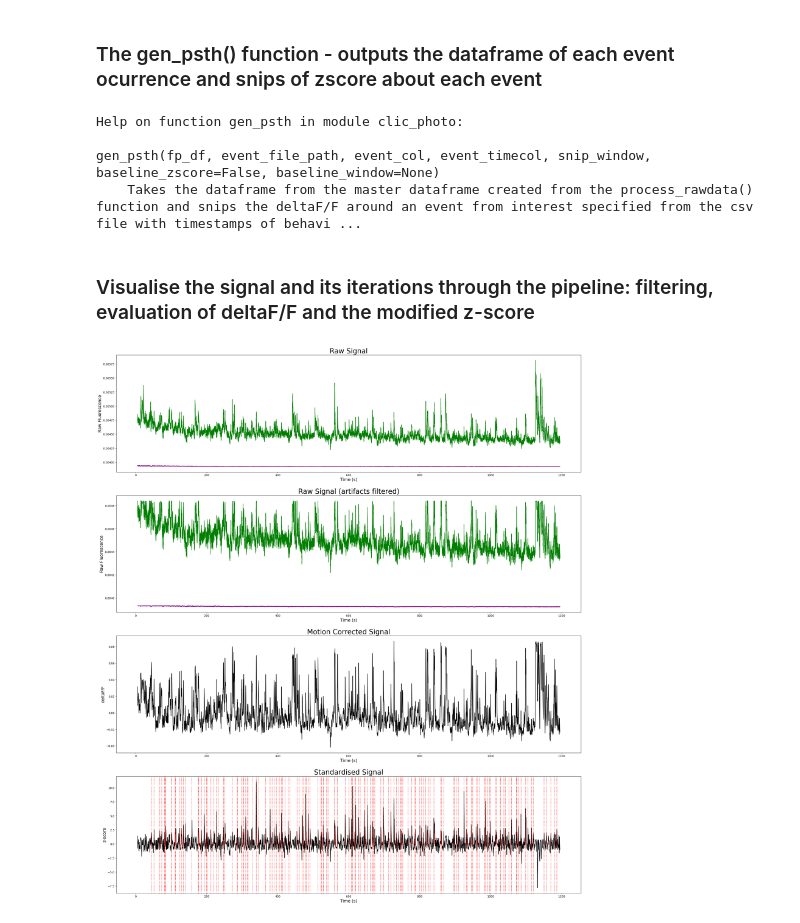
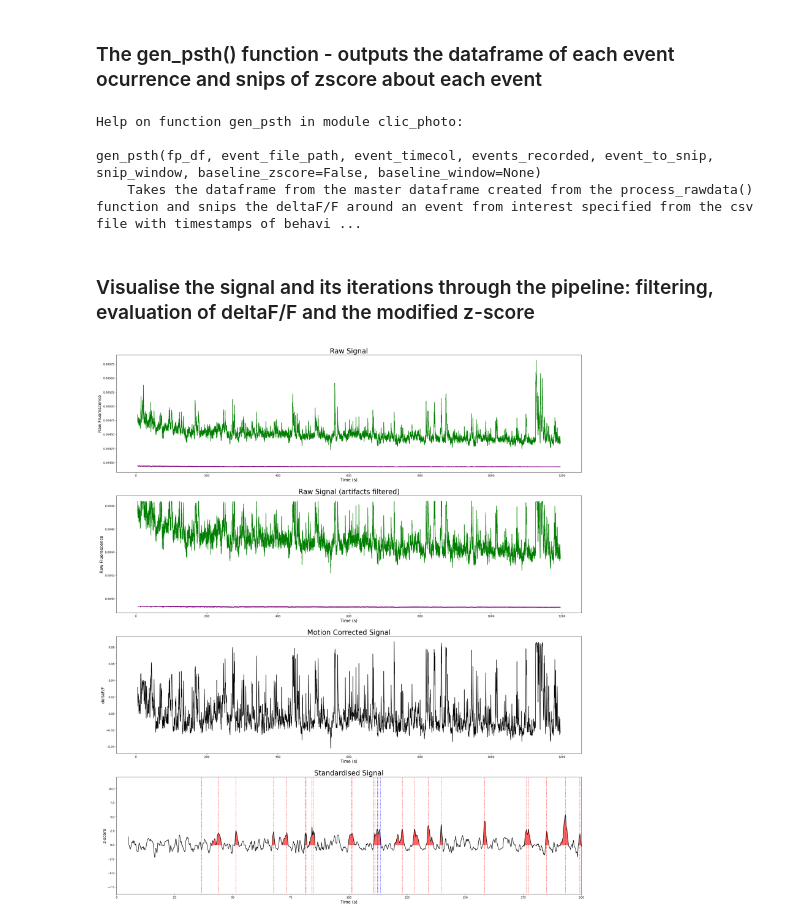
Before and after one commit to D-Joshi-96/CLIC, a Jupyter notebook: CLIC Photo/ClicPhoto_Notebook.ipynb, the cells around one changed output. Drawn from its saved outputs; the diff is of its cells as text; code cells hidden in the pictures.

Commit message:
Update gen_psth()

```diff
--- a/CLIC Photo/ClicPhoto_Notebook.ipynb
+++ b/CLIC Photo/ClicPhoto_Notebook.ipynb
@@ -12,8 +12,9 @@ parameters = {
     "gcamp flag": 2, #LedState column value that represent the Ca-dependent signals
 
     "event file path": r"C:\Users\class\GitHub\CLIC\CLIC Photo\Test Files\Box2_2022_04_04_Rat3", #path of the csv file that records the timestamps of behavioural events of interest.
-    "event column": "cs", #name of the column in the behavioural events file that records the value of the event of interest being "on" and "off"
     "event time column": "tone.Timestamp", #name of the column in the behavioural events file that records the timestamps
+    "events recorded": ["houselight", "al", "il", "cs", "mag"], #column names of the events of interest recorded in the behavioural events file
+    "event to snip": "mag", #the event of interest that you want to generate a psth for
     "snip window": (3, 5), #inside the brackets enter how many seconds before and after each event you want to include in the PSTH
     "snip baseline window": (3,0),
 
@@ -73,19 +74,21 @@ peaky_finder(input_df, spike_threshold, signal='gcamp')
 # %%
 help(gen_psth)
 
-snip = gen_psth(master_df,
-                parameters["event file path"],
-                parameters["event column"],
-                parameters["event time column"],
-                parameters["snip window"])
+event_df, snip_df = gen_psth(master_df,
+                             parameters["event file path"],
+                             parameters["event time column"],
+                             parameters["events recorded"],
+                             parameters["event to snip"],
+                             parameters["snip window"])
 
-# if the snip dataframe is required to be exported, un-comment the appropriate line below
+# if the event and snip dataframes are required to be exported, un-comment the appropriate line below
 
-# snip.to_csv("snip dataframe.csv") # to save as a CSV file
+# event_df.to_csv("event dataframe.csv")
+# snip_df.to_csv("snip dataframe.csv")
 # %% [output]
 Help on function gen_psth in module clic_photo:
 
-gen_psth(fp_df, event_file_path, event_col, event_timecol, snip_window, baseline_zscore=False, baseline_window=None)
+gen_psth(fp_df, event_file_path, event_timecol, events_recorded, event_to_snip, snip_window, baseline_zscore=False, baseline_window=None)
     Takes the dataframe from the master dataframe created from the process_rawdata() function and snips the deltaF/F around an event from interest specified from the csv file with timestamps of behavi ...
 # %% [markdown]
 ### Visualise the signal and its iterations through the pipeline: filtering, evaluation of deltaF/F and the modified z-score
@@ -97,36 +100,36 @@ plt.title("Raw Signal", fontsize = 25)
 sns.lineplot(data = master_df, x = "iso time", y = "iso signal raw", color = "purple")
 sns.lineplot(data = master_df, x = "gcamp time", y = "gcamp signal raw", color = "green")
 plt.ylabel("Raw Fluorescence", fontsize = 15)
 plt.xlabel("Time (s)", fontsize = 15)
 
 plt.subplot(412)
 plt.title("Raw Signal (artifacts filtered)", fontsize = 25)
 sns.lineplot(data = master_df, x = "iso time", y = "iso signal", color = "purple")
 sns.lineplot(data = master_df, x = "gcamp time", y = "gcamp signal", color = "green")
 plt.ylabel("Raw Fluorescence", fontsize = 15)
 plt.xlabel("Time (s)", fontsize = 15)
 
 plt.subplot(413)
 plt.title("Motion Corrected Signal", fontsize = 25)
 sns.lineplot(data = master_df, x = "gcamp time", y = "gcamp dff", color = "k")
 plt.ylabel("deltaF/F", fontsize = 15)
 plt.xlabel("Time (s)", fontsize = 15)
 
 plt.subplot(414)
 plt.title("Standardised Signal", fontsize = 25)
 sns.lineplot(data = master_df, x = "gcamp time", y = "gcamp zscore", color = "k")
 plt.ylabel("z-score", fontsize = 15)
 plt.xlabel("Time (s)", fontsize = 15)
+plt.xlim(0,200)
 
 for i in master_df[master_df["spike"]==1]["gcamp time"]:
     plt.axvline(i, color = "red", linestyle = ":")
 
-wave_windows = []
 for i,j in zip(master_df["wave start"].dropna().unique(), master_df["wave end"].dropna().unique()):
-    wave_windows.append((i,j))
+    mask = (master_df['gcamp time'] >= i) & (master_df['gcamp time'] <= j)
+    plt.fill_between(master_df.loc[mask, 'gcamp time'], master_df.loc[mask, 'gcamp zscore'], alpha=0.6, color='red')
 
-for start, end in wave_windows:
-    mask = (master_df['gcamp time'] >= start) & (master_df['gcamp time'] <= end)
-    plt.fill_between(master_df.loc[mask, 'gcamp time'], master_df.loc[mask, 'gcamp zscore'], alpha=0.6, color='red')
+for i in event_df[event_df["mag on"]==1]["time"]:
+    plt.axvline(i, color = "blue", linestyle = ":")
 # %% [output]
-[figure, old version]
+[figure, new version]
```
Also changed, not shown: 1 other file.
